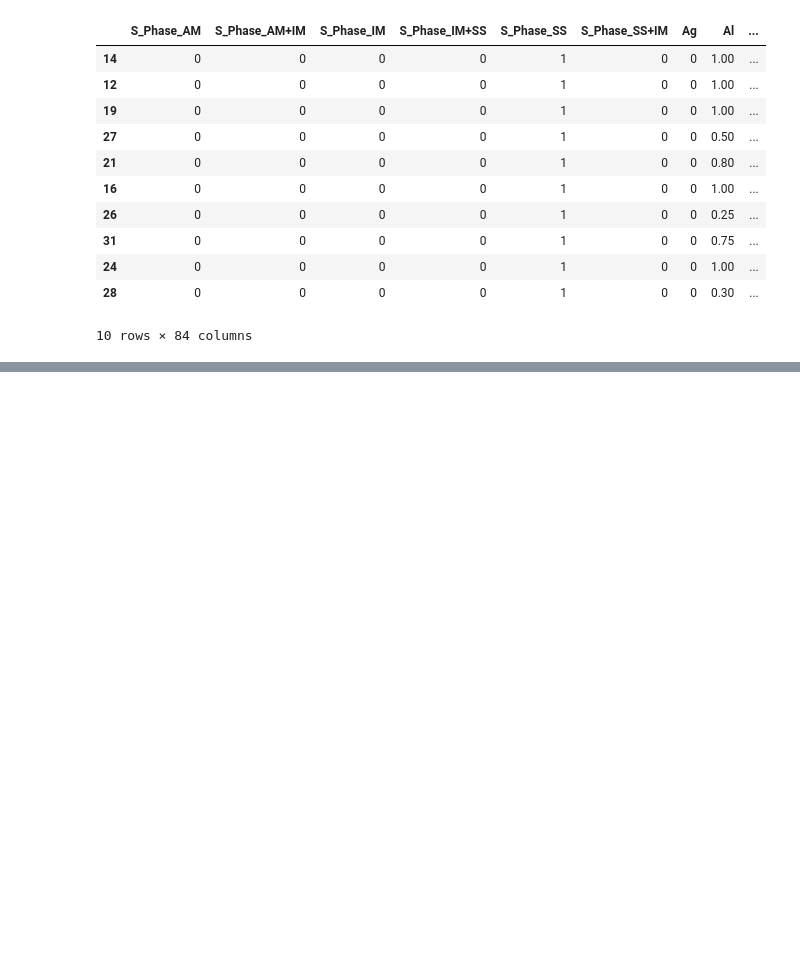
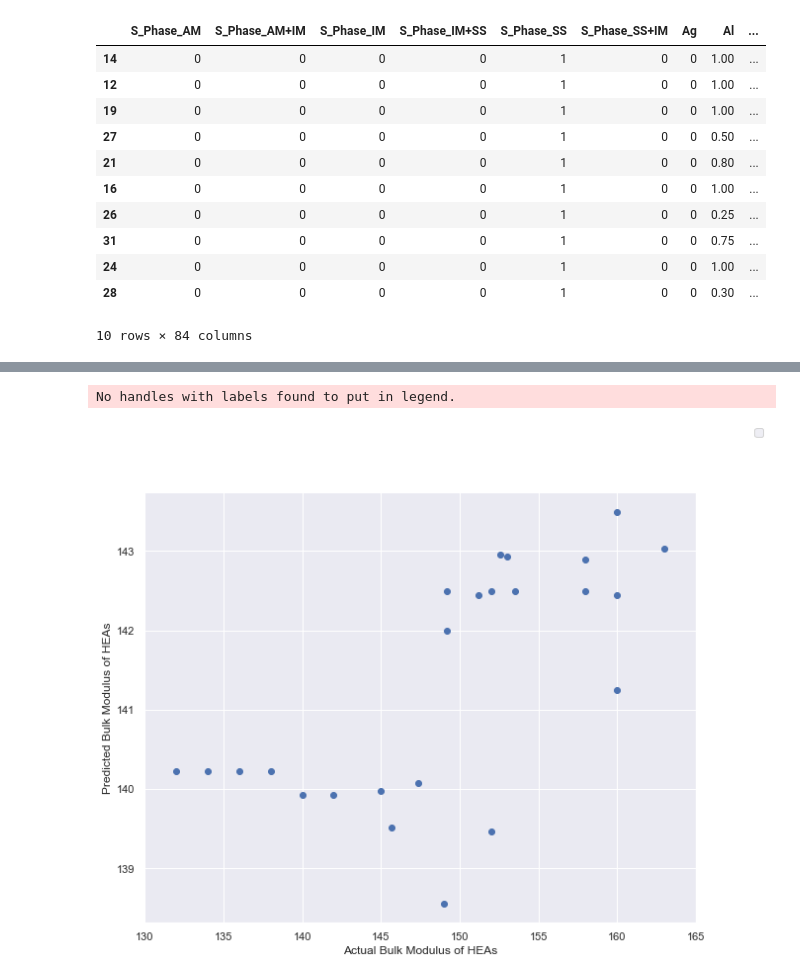
Before and after one commit to manju838/Design-of-High-Strength-HEAs-using-ML, a Jupyter notebook: HEA_New_Folder/Code_Notebooks/Random_Validation_Test.ipynb, the cells around one changed output, grey strips where cells are left out. Drawn from its saved outputs; the diff is of its cells as text; code cells hidden in the pictures; blank space fills up the shorter version.

```diff
--- a/HEA_New_Folder/Code_Notebooks/Random_Validation_Test.ipynb
+++ b/HEA_New_Folder/Code_Notebooks/Random_Validation_Test.ipynb
@@ -163,0 +166,3 @@ test.iloc[best_10_indices].to_csv("../Datasets/Compositions for 10 best Bulk Mod
+# %%
+test = pd.read_csv("../Datasets/test.csv")
+test
@@ -163,0 +194,5 @@ test.iloc[best_10_indices].to_csv("../Datasets/Compositions for 10 best Bulk Mod
+# %%
+compare_df = test[['Predicted BM','Actual BM']].dropna()
+print(len(compare_df))
+print(min(compare_df['Actual BM']), max(compare_df['Actual BM']))
+compare_df
@@ -163,0 +219,19 @@ test.iloc[best_10_indices].to_csv("../Datasets/Compositions for 10 best Bulk Mod
+# %%
+import matplotlib.pyplot as plt
+import seaborn as sns
+from scipy import stats
+
+sns.set_theme(color_codes=True)
+fig = plt.figure(figsize=(10,8))
+ax=fig.add_subplot(111)
+ax.set_xlim(130, 165) # The x axis is limited to this range based on the actual bulk modulus values minimum and maximum
+# slope, intercept, r_value, p_value, std_err = stats.linregress(compare_df['Actual BM'],compare_df['Predicted BM'])
+# sns.regplot(x = 'Actual BM',y = 'Predicted BM',data = compare_df,label='Data points') #line_kws={'label':"Best Linear Fit : " + "y={0:.1f}x+{1:.1f}".format(slope,intercept)},
+plt.scatter(compare_df['Actual BM'],compare_df['Predicted BM'])
+plt.xlabel('Actual Bulk Modulus of HEAs')
+plt.ylabel('Predicted Bulk Modulus of HEAs')
+fig.legend()
+plt.show()
+# %% [output]
+No handles with labels found to put in legend.
+[figure, added]
```
Also changed, not shown: parts of 4 cells of this notebook, 1 other file.
